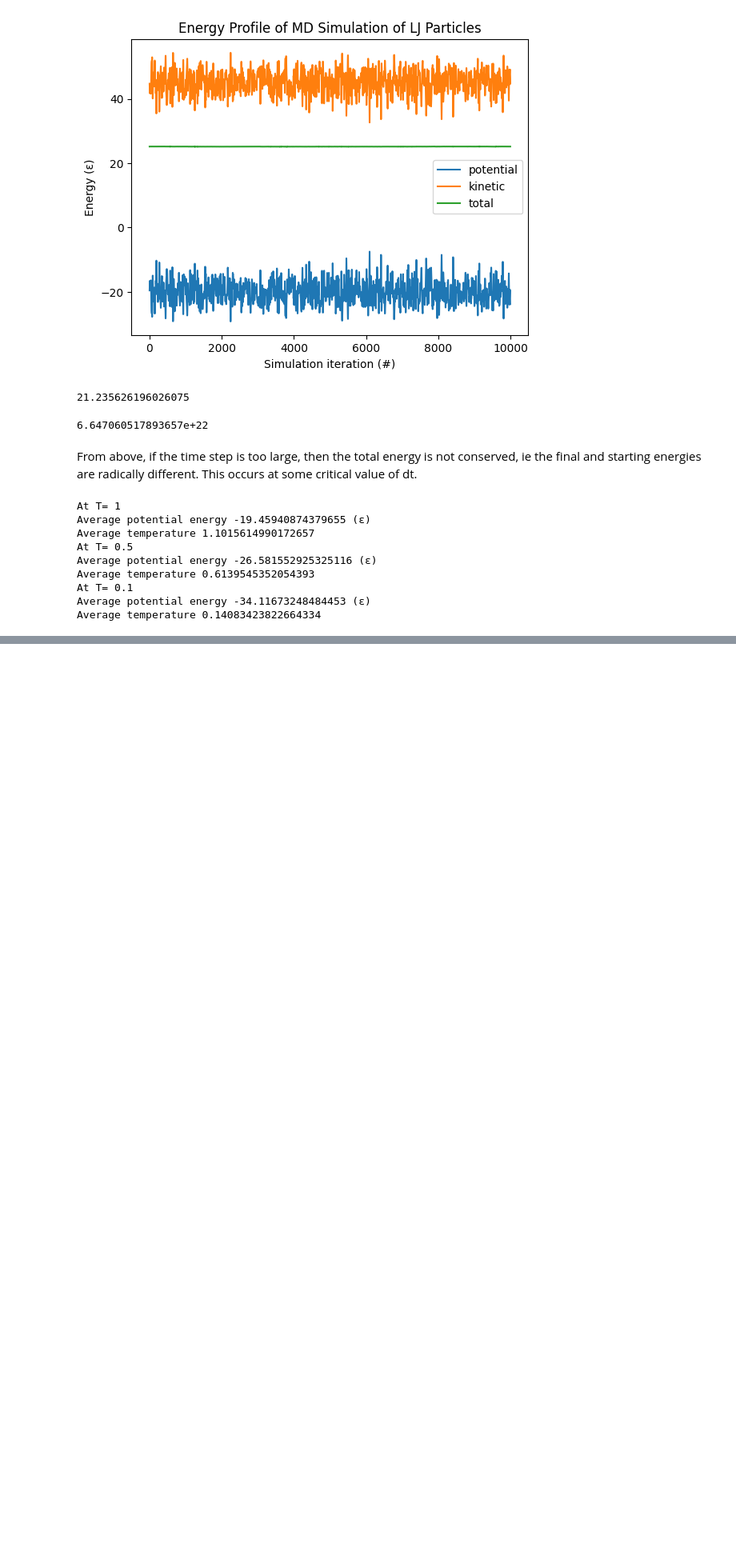
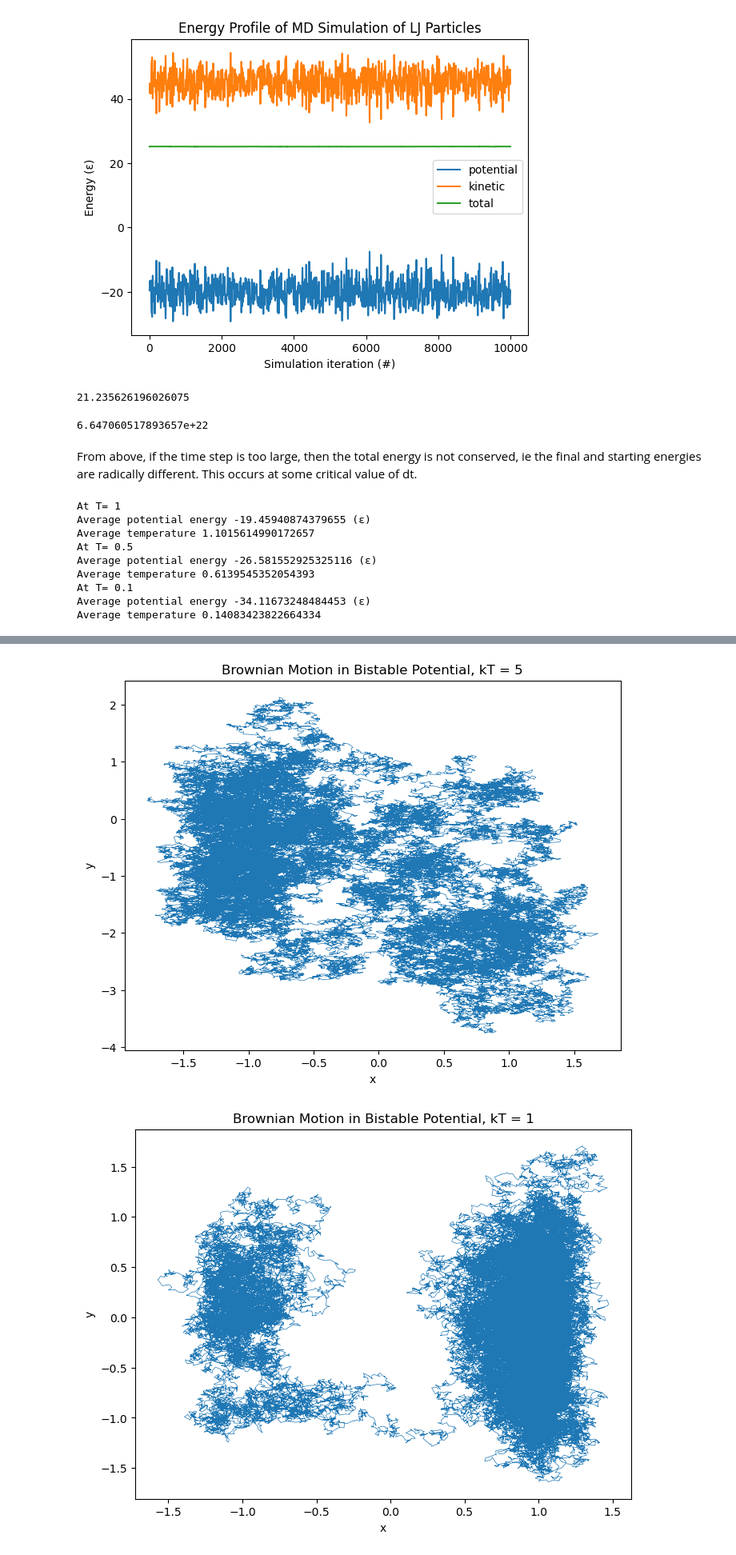
Before and after one commit to JooshK/ModelingTheLivingCell, a Jupyter notebook: scripts/PS4/main.ipynb, the cells around one changed output, grey strips where cells are left out. Shown at 80% size. Saved outputs shown, nothing was run; the diff lists cells and outputs as text; code cells hidden in the pictures; blank space fills up the shorter version.

```diff
--- a/scripts/PS4/main.ipynb
+++ b/scripts/PS4/main.ipynb
@@ -134,0 +164,19 @@ trajectory_y = trajectory[:, 1]
+# %%
+kbT_values = [5, 1, 0.5]
+for temp in kbT_values:
+    brownian = BrownianMotion(D, dt, temp, pos, iterations)
+    trajectory = brownian.run()
+    trajectory = np.array(trajectory)
+    trajectory_x = trajectory[:, 0]
+    trajectory_y = trajectory[:, 1]
+
+    plt.figure(figsize=(8, 6))
+    plt.title("Brownian Motion in Bistable Potential, kT = " + str(temp))
+    plt.xlabel("x")
+    plt.ylabel("y")
+    plt.plot(trajectory_x, trajectory_y, lw=0.5)
+    plt.savefig("../../data/Brownian_kt" + str(temp) + ".png")
+    plt.show()
+# %% [output]
+[figure, added]
+[figure, added]
```
Also changed, not shown: parts of 8 cells of this notebook, 5 other files.
